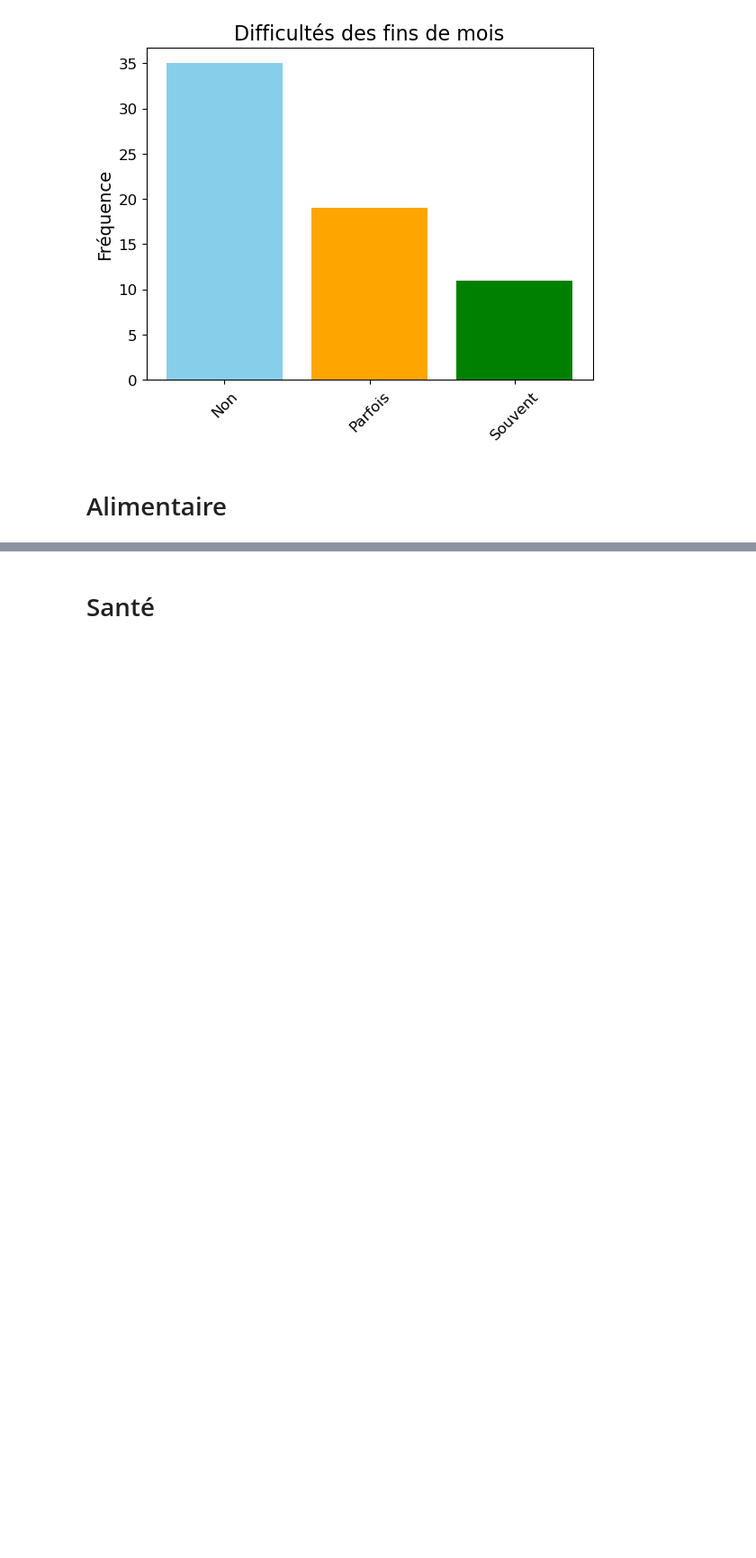
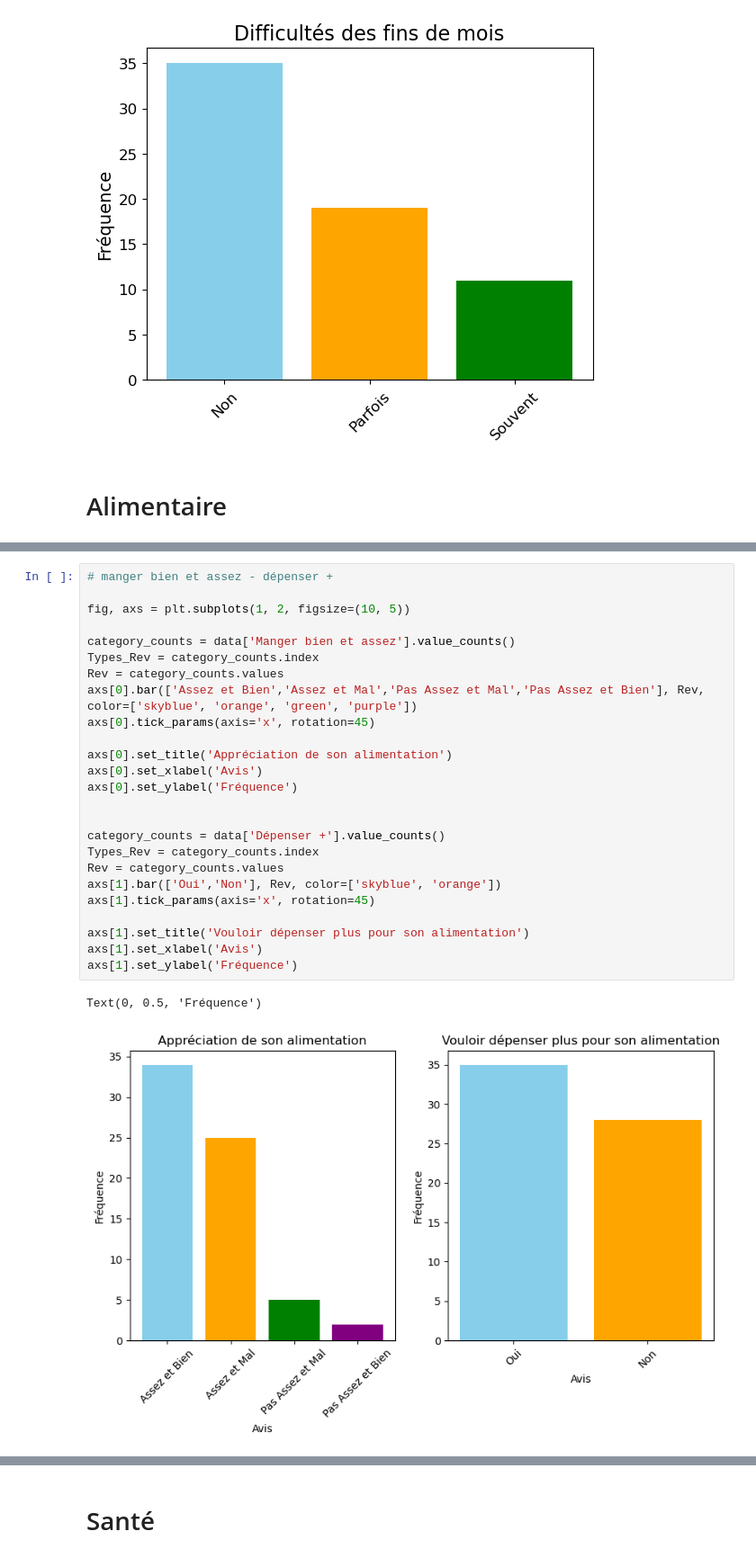
Before and after one commit to ClarissePierre/Precarite_Analyse, a Jupyter notebook: analyse.ipynb, the cells around one changed output, grey strips where cells are left out. Shown: that part at 90% size. Drawn from its saved outputs; the diff is of its cells as text; blank space fills up the shorter version.

```diff
--- a/analyse.ipynb
+++ b/analyse.ipynb
@@ -456,0 +488,28 @@ plt.show()
+# %%
+# manger bien et assez - dépenser +
+
+fig, axs = plt.subplots(1, 2, figsize=(10, 5))
+
+category_counts = data['Manger bien et assez'].value_counts()
+Types_Rev = category_counts.index
+Rev = category_counts.values
+axs[0].bar(['Assez et Bien','Assez et Mal','Pas Assez et Mal','Pas Assez et Bien'], Rev, color=['skyblue', 'orange', 'green', 'purple'])
+axs[0].tick_params(axis='x', rotation=45)
+
+axs[0].set_title('Appréciation de son alimentation')
+axs[0].set_xlabel('Avis')
+axs[0].set_ylabel('Fréquence')
+
+
+category_counts = data['Dépenser +'].value_counts()
+Types_Rev = category_counts.index
+Rev = category_counts.values
+axs[1].bar(['Oui','Non'], Rev, color=['skyblue', 'orange'])
+axs[1].tick_params(axis='x', rotation=45)
+
+axs[1].set_title('Vouloir dépenser plus pour son alimentation')
+axs[1].set_xlabel('Avis')
+axs[1].set_ylabel('Fréquence')
+# %% [output]
+Text(0, 0.5, 'Fréquence')
+[figure, added]
```
Also changed, not shown: parts of 7 cells of this notebook.
